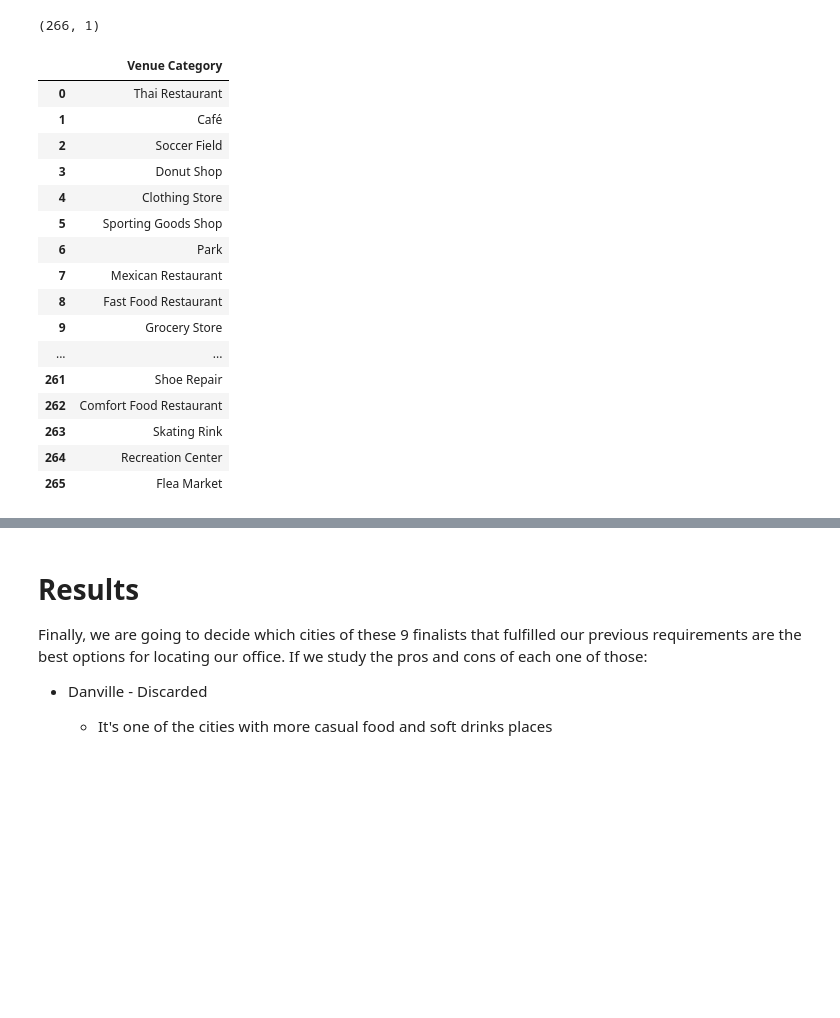
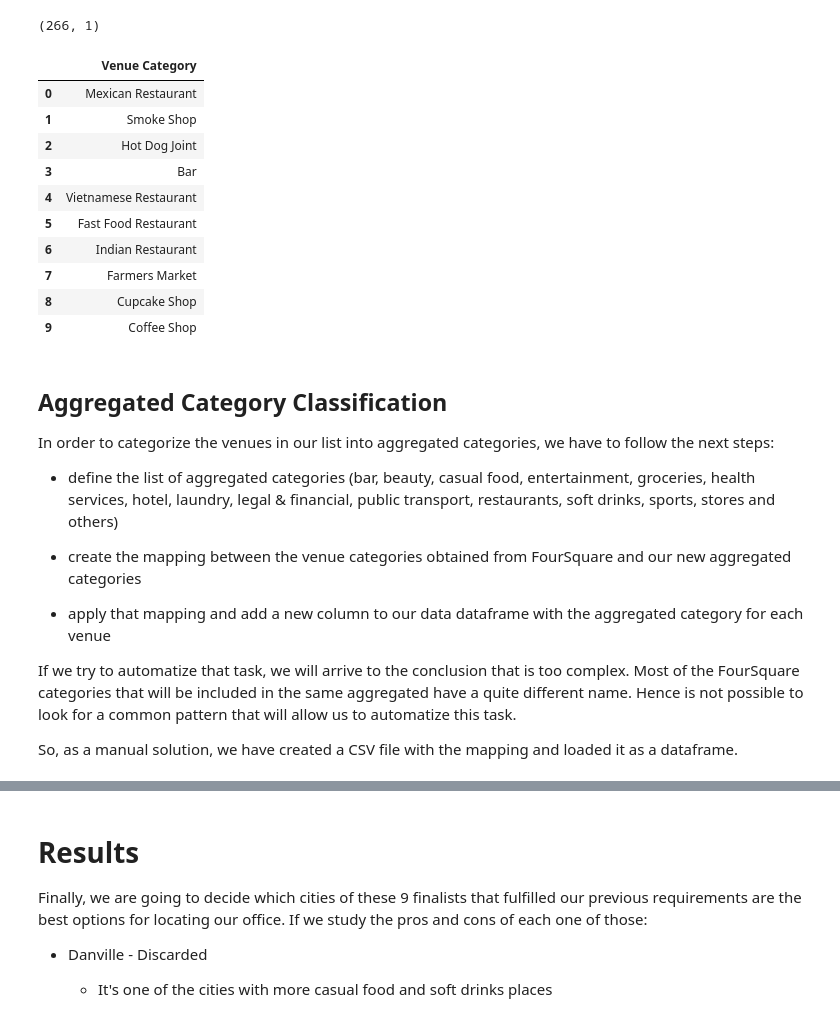
Before and after one commit to jgarcia-garcia/Coursera_Capstone, a Jupyter notebook: Best_Office_Location_SFBayArea.ipynb, the cells around one changed output, grey strips where cells are left out. Saved outputs shown, nothing was run; the diff lists cells and outputs as text; code cells hidden in the pictures; blank space fills up the shorter version.

```diff
--- a/Best_Office_Location_SFBayArea.ipynb
+++ b/Best_Office_Location_SFBayArea.ipynb
@@ -462,26 +428,36 @@ venue_cats.shape
 # %% [output]
 (266, 1)
 # %%
-#There are 269 different categories
-venue_cats
+#There are 266 different categories
+venue_cats.head(10)
 # %% [output]
 |  | Venue Category |
-| 0 | Thai Restaurant |
-| 1 | Café |
-| 2 | Soccer Field |
-| 3 | Donut Shop |
-| 4 | Clothing Store |
-| 5 | Sporting Goods Shop |
-| 6 | Park |
-| 7 | Mexican Restaurant |
-| 8 | Fast Food Restaurant |
-| 9 | Grocery Store |
-| ... | ... |
-| 261 | Shoe Repair |
-| 262 | Comfort Food Restaurant |
-| 263 | Skating Rink |
-| 264 | Recreation Center |
-| 265 | Flea Market |
+| 0 | Mexican Restaurant |
+| 1 | Smoke Shop |
+| 2 | Hot Dog Joint |
+| 3 | Bar |
+| 4 | Vietnamese Restaurant |
+| 5 | Fast Food Restaurant |
+| 6 | Indian Restaurant |
+| 7 | Farmers Market |
+| 8 | Cupcake Shop |
+| 9 | Coffee Shop |
+# %% [markdown]
+## Aggregated Category Classification
+
+In order to categorize the venues in our list into aggregated categories, we have to follow the next steps:
+
+* define the list of aggregated categories (bar, beauty, casual food, entertainment, groceries, health services, hotel, laundry, legal & financial, public transport, restaurants, soft drinks, sports, stores and others)
+
+* create the mapping between the venue categories obtained from FourSquare and our new aggregated categories
+
+* apply that mapping and add a new column to our data dataframe with the aggregated category for each venue
+
+If we try to automatize that task, we will arrive to the conclusion that is too complex.
+Most of the FourSquare categories that will be included in the same aggregated have a quite different name.
+Hence is not possible to look for a common pattern that will allow us to automatize this task.
+
+So, as a manual solution, we have created a CSV file with the mapping and loaded it as a dataframe.
 # %%
 # The code was removed by Watson Studio for sharing.
 # %% [output]
```
Also changed, not shown: parts of 29 cells of this notebook.
